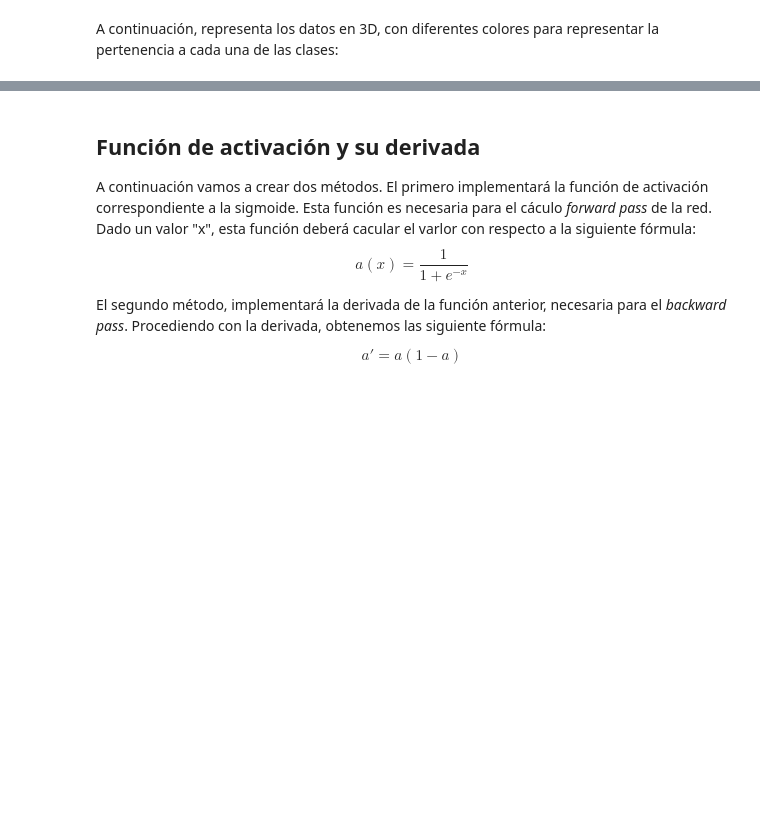
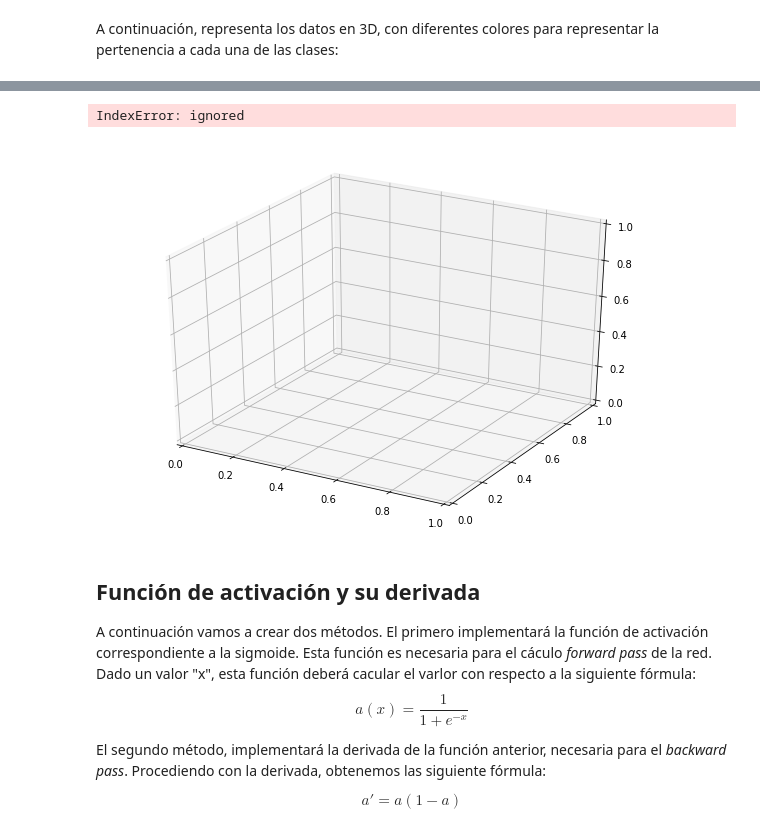
Before and after one commit to pedrogomez97/IDAL_IA3_UV, a Jupyter notebook: MLP-07-11.ipynb, the cells around one changed output, grey strips where cells are left out. Drawn from its saved outputs; the diff is of its cells as text; code cells hidden in the pictures; blank space fills up the shorter version.

```diff
--- a/MLP-07-11.ipynb
+++ b/MLP-07-11.ipynb
@@ -43,3 +58,15 @@ A continuación, representa los datos en 3D, con diferentes colores para represe
+# %%
+fig = plt.figure(figsize=(10, 7))
+ax = plt.axes(projection="3d")
+# Creating plot
+ax.scatter3D(x[(y == 0).flatten(), 0], x[(y == 0).flatten(), 1], x[(y == 0).flatten(), 2], color="blue")
+ax.scatter3D(x[(y == 1).flatten(), 0], x[(y == 1).flatten(), 1], x[(y == 1).flatten(), 2], color="red")
+plt.title("simple 3D scatter plot")
+# show plot
+plt.show()
+# %% [output]
+IndexError: ignored
+[figure, added]
 # %% [markdown]
 ## Función de activación y su derivada
 
```
Also changed, not shown: parts of 8 cells of this notebook.
